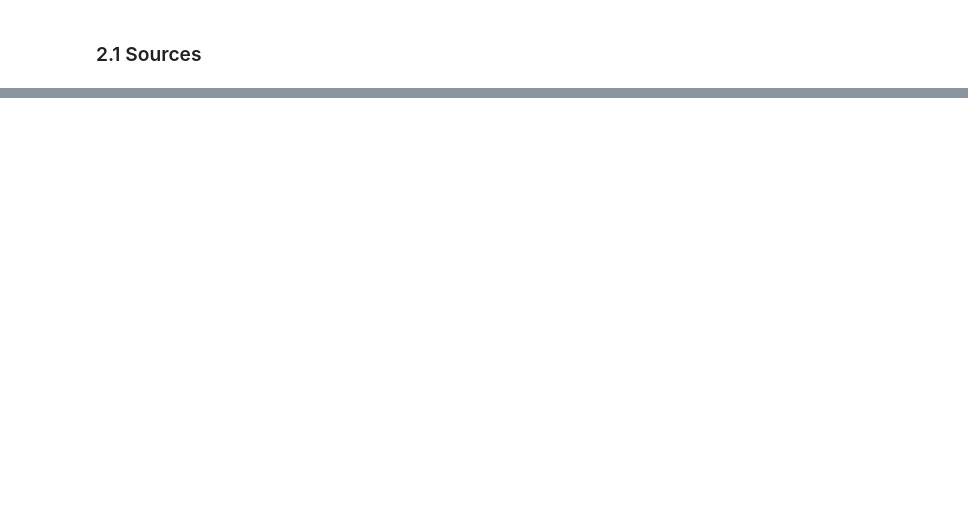
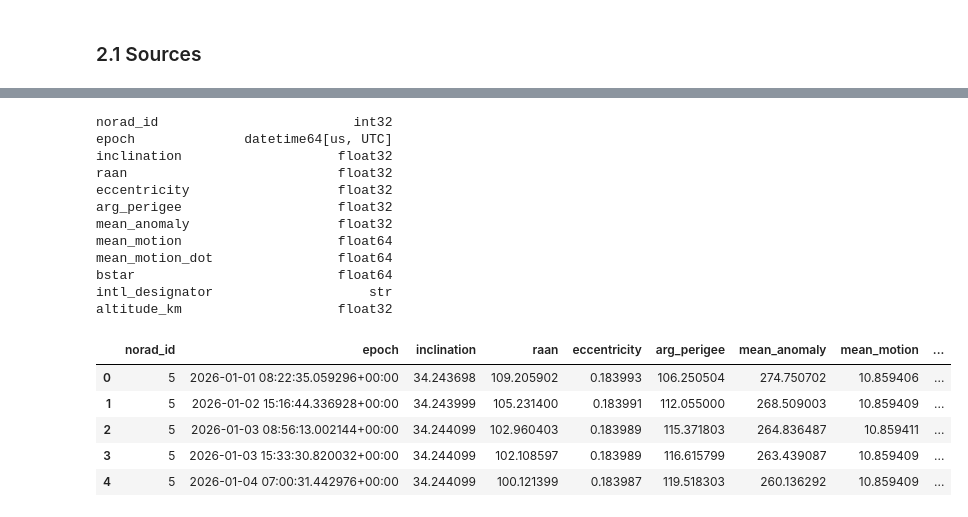
Before and after one commit to sba26106-bit/strategic-think-ca1, a Jupyter notebook: CA2_DP_EDA.ipynb, the cells around one changed output, grey strips where cells are left out. Cells and saved outputs as stored; diff of their text form; code cells hidden in the pictures; blank space fills up the shorter version.

```diff
--- a/CA2_DP_EDA.ipynb
+++ b/CA2_DP_EDA.ipynb
@@ -68,0 +113,24 @@ The NOAA forecast, DISCOSweb and GCAT are not used in this phase. They are plann
+# %%
+# Structure of the raw records: column types and the first rows of the latest file
+example = next(pq.ParquetFile(raw_files[-1]).iter_batches(batch_size=5)).to_pandas()
+print(example.dtypes.to_string())
+example
+# %% [output]
+norad_id                         int32
+epoch              datetime64[us, UTC]
+inclination                    float32
+raan                           float32
+eccentricity                   float32
+arg_perigee                    float32
+mean_anomaly                   float32
+mean_motion                    float64
+mean_motion_dot                float64
+bstar                          float64
+intl_designator                    str
+altitude_km                    float32
+|  | norad_id | epoch | inclination | raan | eccentricity | arg_perigee | mean_anomaly | mean_motion | ... |
+| 0 | 5 | 2026-01-01 08:22:35.059296+00:00 | 34.243698 | 109.205902 | 0.183993 | 106.250504 | 274.750702 | 10.859406 | ... |
+| 1 | 5 | 2026-01-02 15:16:44.336928+00:00 | 34.243999 | 105.231400 | 0.183991 | 112.055000 | 268.509003 | 10.859409 | ... |
+| 2 | 5 | 2026-01-03 08:56:13.002144+00:00 | 34.244099 | 102.960403 | 0.183989 | 115.371803 | 264.836487 | 10.859411 | ... |
+| 3 | 5 | 2026-01-03 15:33:30.820032+00:00 | 34.244099 | 102.108597 | 0.183989 | 116.615799 | 263.439087 | 10.859409 | ... |
+| 4 | 5 | 2026-01-04 07:00:31.442976+00:00 | 34.244099 | 100.121399 | 0.183987 | 119.518303 | 260.136292 | 10.859409 | ... |
```
Also changed, not shown: parts of 7 cells of this notebook.
